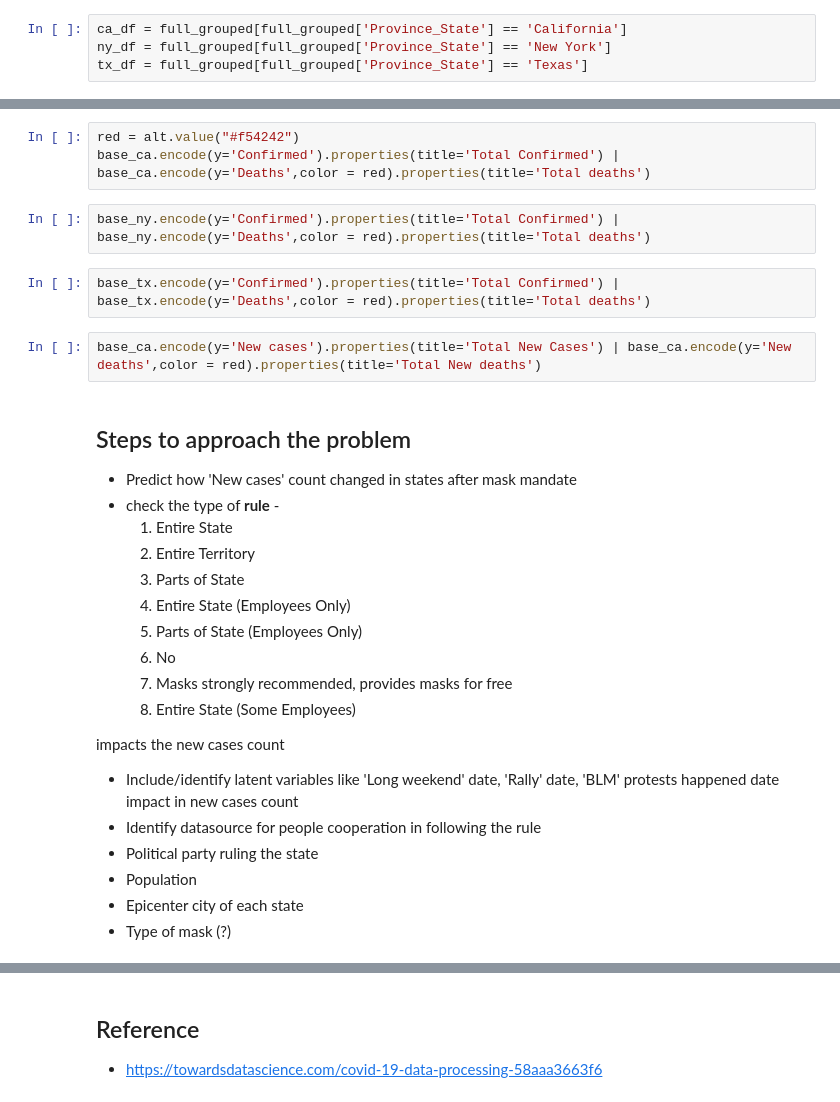
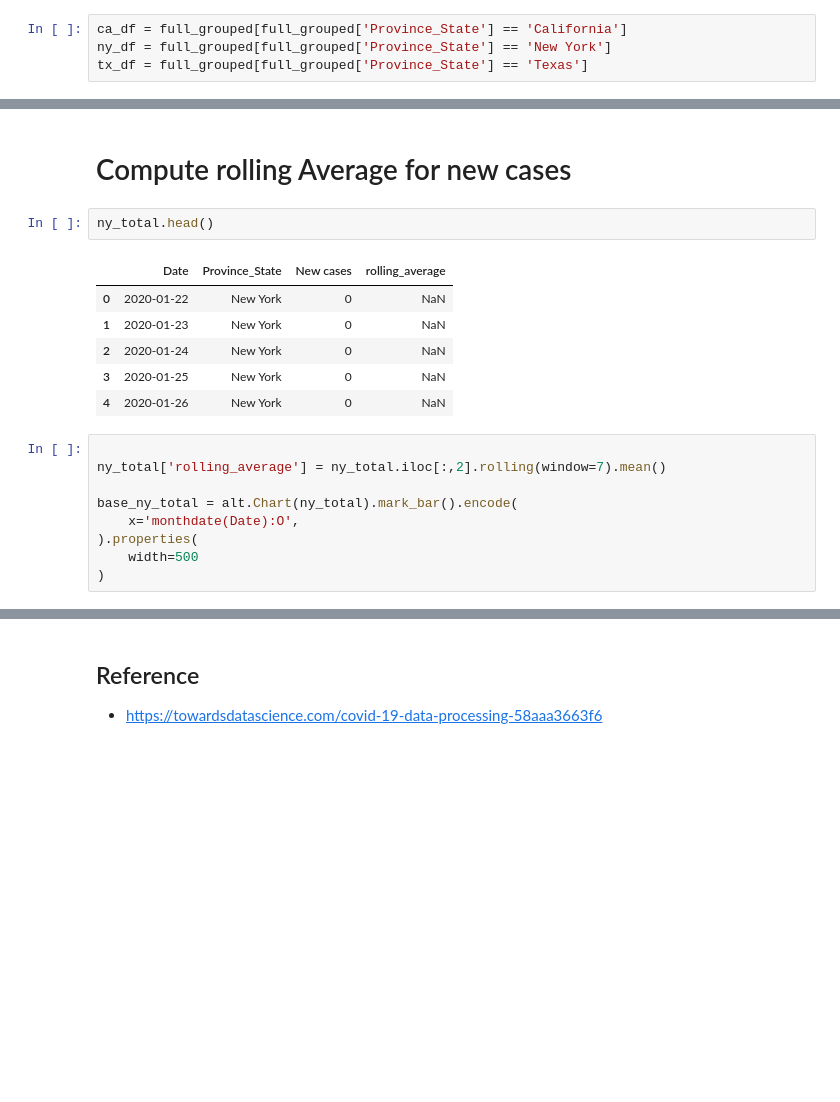
Before and after one commit to jeyasri-s2/meansquares, a Jupyter notebook: weekly_CovidCases_CA_NY.ipynb, the cells around one changed output, grey strips where cells are left out. Saved outputs shown, nothing was run; the diff lists cells and outputs as text; blank space fills up the shorter version.

```diff
--- a/weekly_CovidCases_CA_NY.ipynb
+++ b/weekly_CovidCases_CA_NY.ipynb
@@ -776,31 +639,20 @@ base_tx = alt.Chart(tx_df).mark_bar().encode(
-# %%
-red = alt.value("#f54242")
-base_ca.encode(y='Confirmed').properties(title='Total Confirmed') | base_ca.encode(y='Deaths',color = red).properties(title='Total deaths')
-# %%
-base_ny.encode(y='Confirmed').properties(title='Total Confirmed') | base_ny.encode(y='Deaths',color = red).properties(title='Total deaths')
-# %%
-base_tx.encode(y='Confirmed').properties(title='Total Confirmed') | base_tx.encode(y='Deaths',color = red).properties(title='Total deaths')
-# %%
-base_ca.encode(y='New cases').properties(title='Total New Cases') | base_ca.encode(y='New deaths',color = red).properties(title='Total New deaths')
-# %% [markdown]
-## Steps to approach the problem
-
-* Predict how 'New cases' count changed in states after mask mandate
-* check the type of **rule** -
-  1. Entire State
-  2. Entire Territory
-  3. Parts of State
-  4. Entire State (Employees Only)
-  5. Parts of State (Employees Only)
-  6. No
-  7. Masks strongly recommended, provides masks for free
-  8. Entire State (Some Employees)
-
-impacts the new cases count
-
-* Include/identify latent variables like 'Long weekend' date, 'Rally' date, 'BLM' protests happened date impact in new cases count
-* Identify datasource for people cooperation in following the rule
-* Political party ruling the state
-* Population
-* Epicenter city of each state
-* Type of mask (?)
+# %% [markdown]
+# Compute rolling Average for new cases
+# %%
+ny_total.head()
+# %% [output]
+|  | Date | Province_State | New cases | rolling_average |
+| 0 | 2020-01-22 | New York | 0 | NaN |
+| 1 | 2020-01-23 | New York | 0 | NaN |
+| 2 | 2020-01-24 | New York | 0 | NaN |
+| 3 | 2020-01-25 | New York | 0 | NaN |
+| 4 | 2020-01-26 | New York | 0 | NaN |
+# %%
+
+ny_total['rolling_average'] = ny_total.iloc[:,2].rolling(window=7).mean()
+
+base_ny_total = alt.Chart(ny_total).mark_bar().encode(
+    x='monthdate(Date):O',
+).properties(
+    width=500
+)
```
Also changed, not shown: parts of 51 cells of this notebook.
